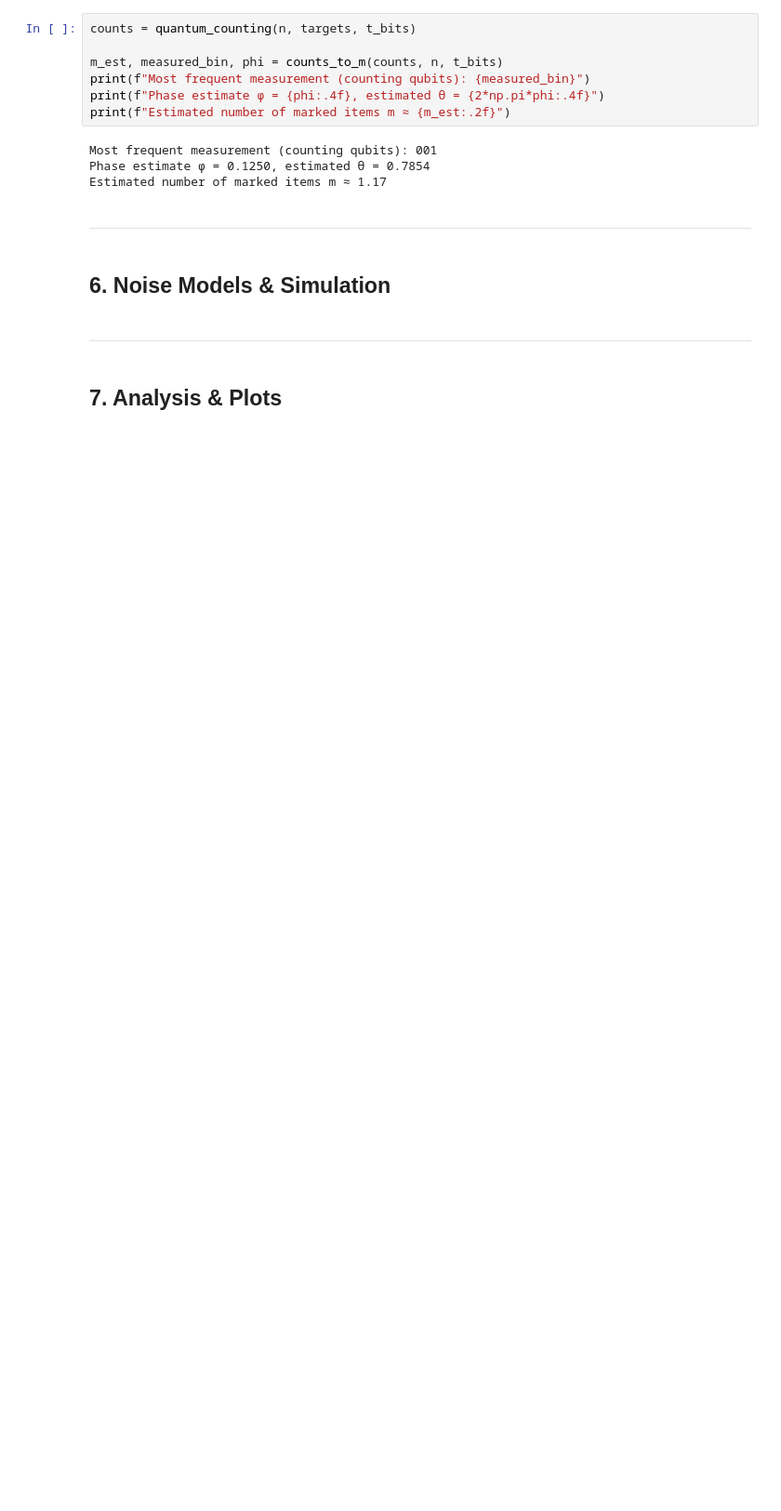
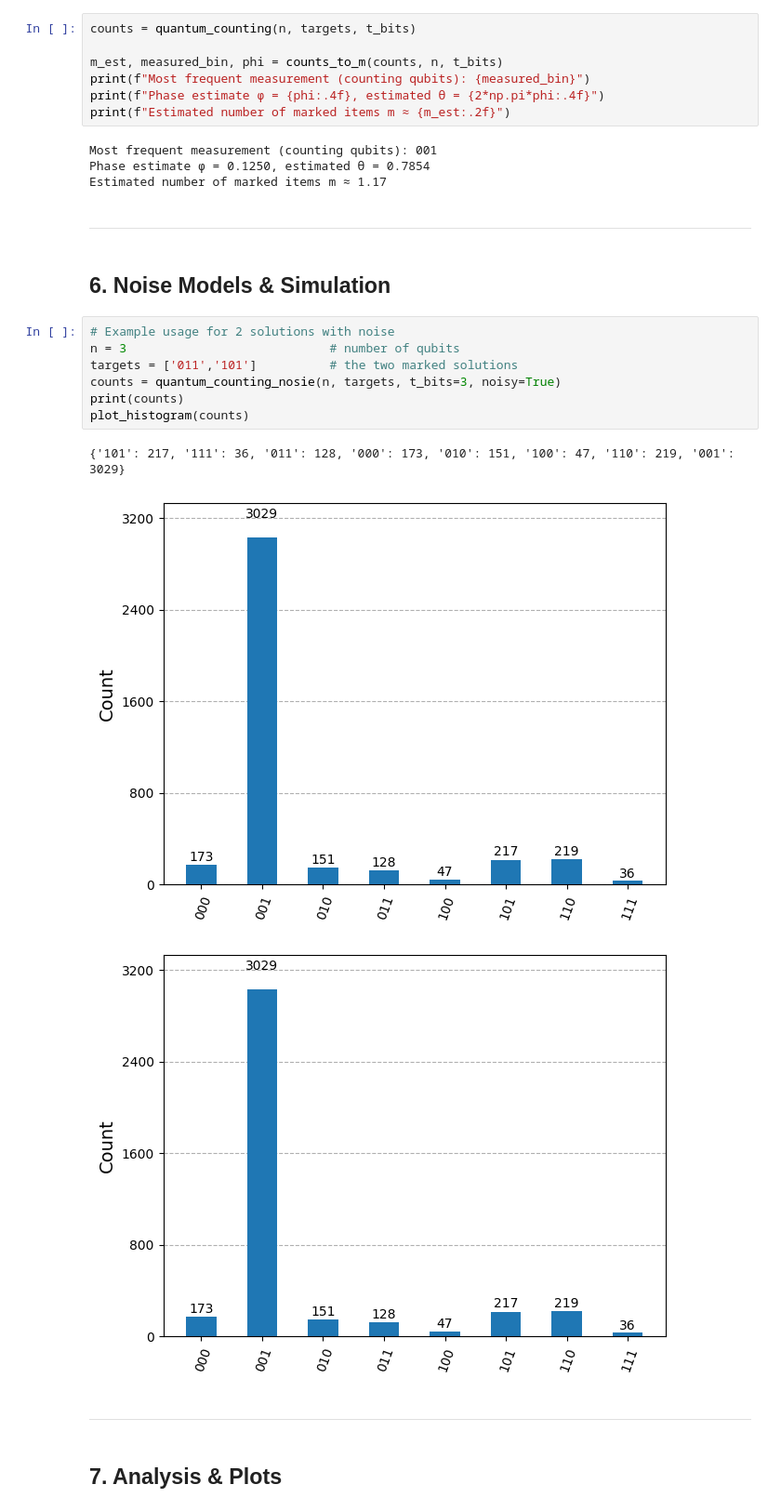
Before and after one commit to victor-pcll/Grover-s-Search, a Jupyter notebook: notebook.ipynb, the cells around one changed output. Shown: that part at 93% size. Saved outputs shown, nothing was run; the diff lists cells and outputs as text; blank space fills up the shorter version.

```diff
--- a/notebook.ipynb
+++ b/notebook.ipynb
@@ -115,6 +140,17 @@ Estimated number of marked items m ≈ 1.17
 ---
 # %% [markdown]
 ## 6. Noise Models & Simulation
+# %%
+# Example usage for 2 solutions with noise
+n = 3                            # number of qubits
+targets = ['011','101']          # the two marked solutions
+counts = quantum_counting_nosie(n, targets, t_bits=3, noisy=True)
+print(counts)
+plot_histogram(counts)
+# %% [output]
+{'101': 217, '111': 36, '011': 128, '000': 173, '010': 151, '100': 47, '110': 219, '001': 3029}
+[figure, added]
+[figure, added]
 # %% [markdown]
 ---
 # %% [markdown]
```
Also changed, not shown: parts of 6 cells of this notebook, 6 other files.
